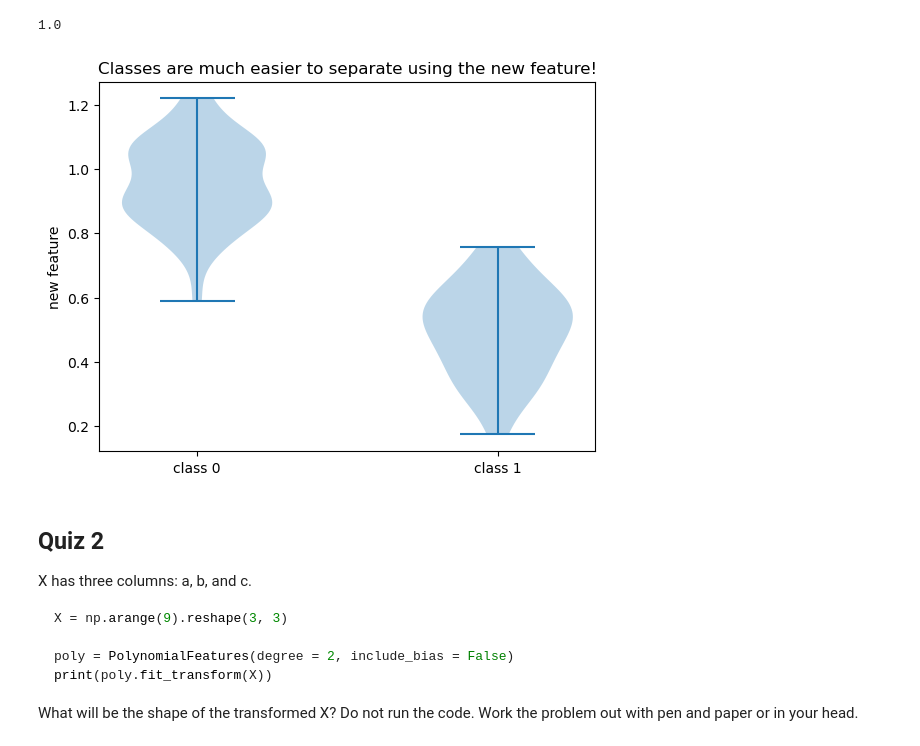
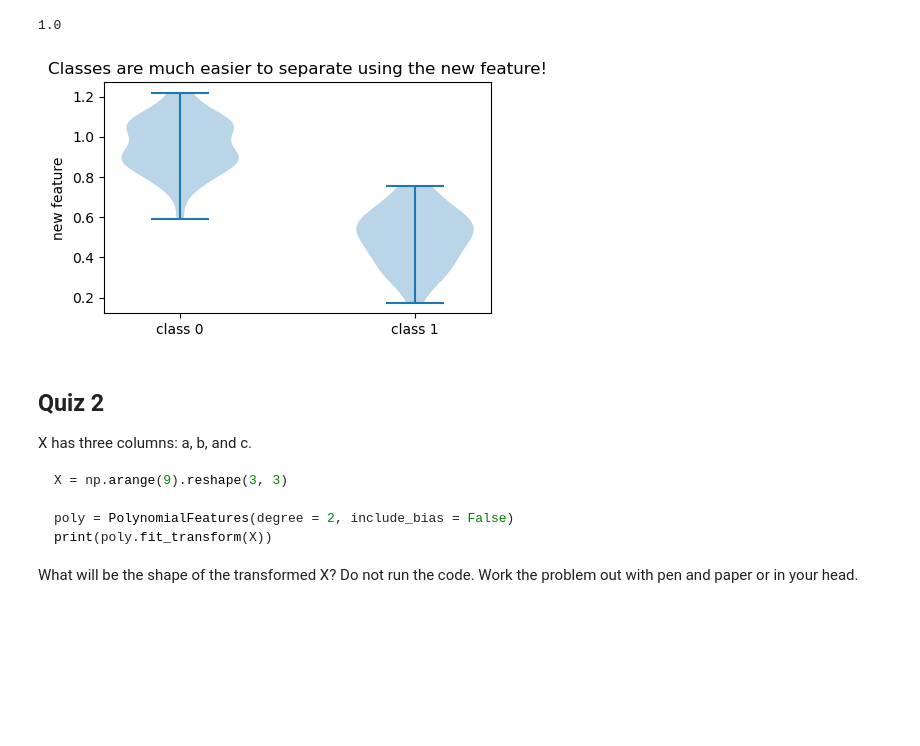
Before and after one commit to BrownDSI/DATA1030-Fall2023, a Jupyter notebook: week4 - misc topics/misc_topics.ipynb, the cells around one changed output. Cells and saved outputs as stored; diff of their text form; code cells hidden in the pictures; blank space fills up the shorter version.

```diff
--- a/week4 - misc topics/misc_topics.ipynb
+++ b/week4 - misc topics/misc_topics.ipynb
@@ -449,14 +453,15 @@ print(test_score) # the test accuracy improved a lot!
 # %%
 dataset = [X_train[y_train==0,2],
            X_train[y_train==1,2]]
 
+plt.figure(figsize=(5,3))
 plt.violinplot(dataset = dataset)
 plt.xticks([1,2],['class 0','class 1'])
 plt.ylabel('new feature')
 plt.title('Classes are much easier to separate using the new feature!')
 plt.show()
 # %% [output]
-[figure, old version]
+[figure, new version]
 # %% [markdown]
 ## Quiz 2
 
```
Also changed, not shown: parts of 6 cells of this notebook.
